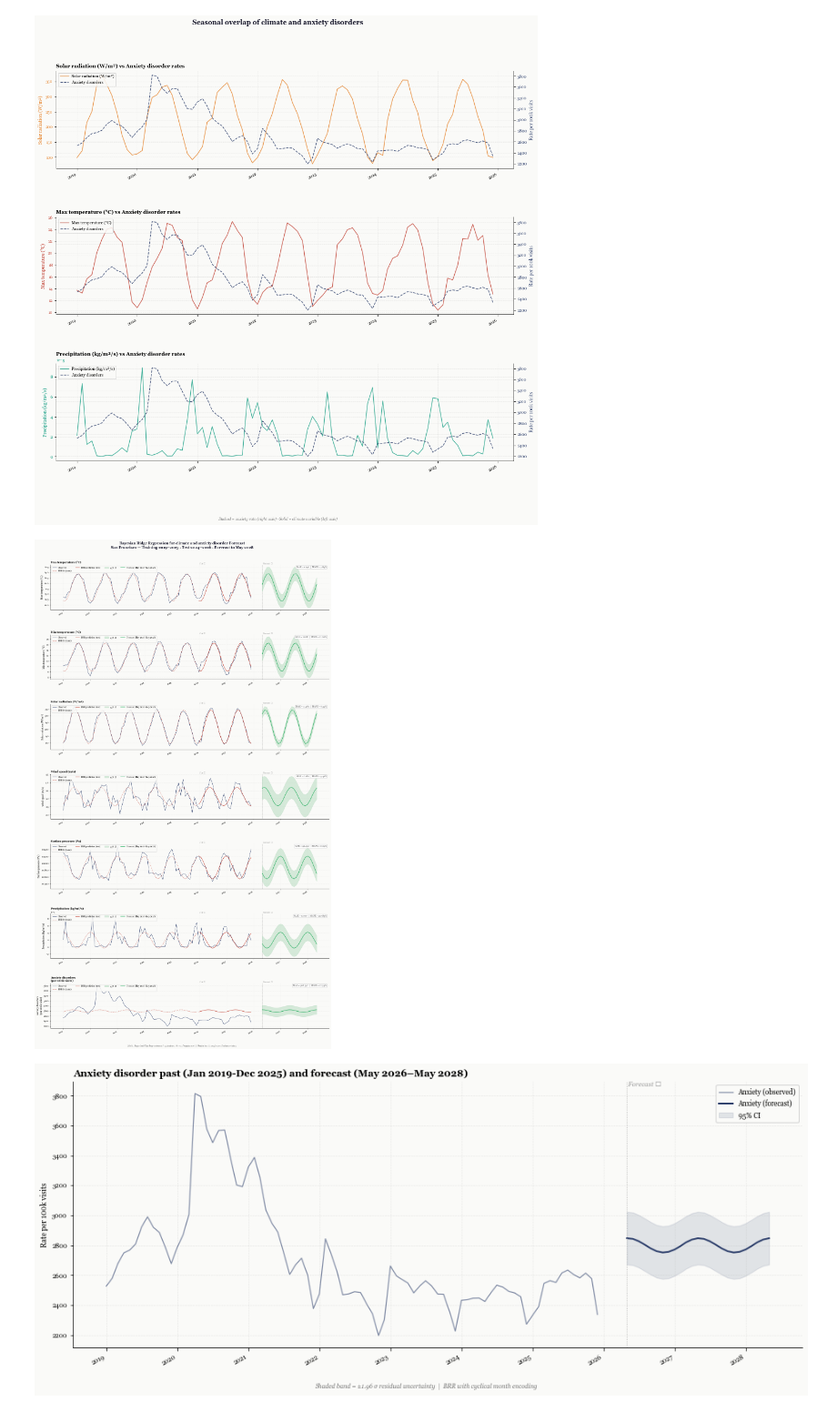
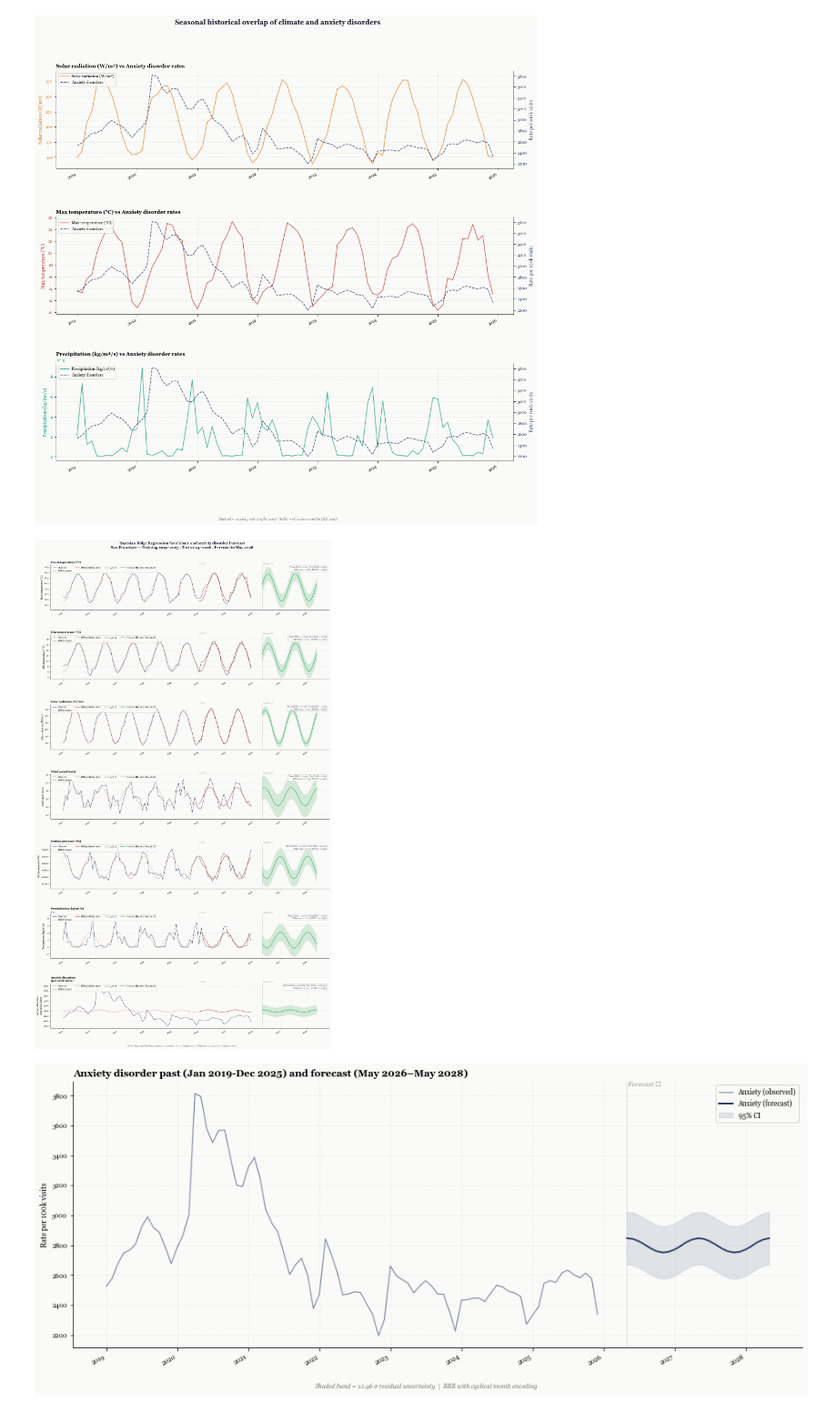
Before and after one commit to rdoshi7578/Bayesian-Ridge-Regression-Model-for-Predicting-Climate-and-Anxiety, a Jupyter notebook: PlotsForEachCity.ipynb, the cells around one changed output. Shown at 91% size. Cells and saved outputs as stored; diff of their text form; code cells hidden in the pictures.

```diff
--- a/PlotsForEachCity.ipynb
+++ b/PlotsForEachCity.ipynb
@@ -165,35 +188,35 @@ for ax, weather_var, label, color in zip(
     [AMBER, RED, TEAL]
 ):
     ax2 = ax.twinx()
     ax.spines['right'].set_visible(True)
     ax.plot(combined_dates, combined[weather_var],
             color=color, linewidth=1.3, alpha=0.8, label=label)
     ax.set_ylabel(label, color=color, fontsize=9)
     ax.tick_params(axis='y', labelcolor=color)
     ax2.plot(combined_dates, combined[ANXIETY_COL],
              color=NAVY, linewidth=1.3, linestyle='--',
              alpha=0.85, label='Anxiety disorders')
     ax2.set_ylabel('Rate per 100k visits', color=NAVY, fontsize=9)
     ax2.tick_params(axis='y', labelcolor=NAVY)
     lines1, labels1 = ax.get_legend_handles_labels()
     lines2, labels2 = ax2.get_legend_handles_labels()
     ax.legend(lines1 + lines2, labels1 + labels2,
               fontsize=8, loc='upper left', framealpha=0.85, edgecolor='#CCCCCC')
     ax.set_title(f'{label} vs Anxiety disorder rates',
                  fontweight='bold', fontsize=10, loc='left')
     ax.xaxis.set_major_locator(mdates.YearLocator())
     ax.xaxis.set_major_formatter(mdates.DateFormatter('%Y'))
     plt.setp(ax.xaxis.get_majorticklabels(), rotation=30, ha='right')
 
-fig1.suptitle('Seasonal overlap of climate and anxiety disorders',
+fig1.suptitle('Seasonal historical overlap of climate and anxiety disorders',
               fontsize=13, fontweight='bold', y=0.98, color='#1A1A2E')
 fig1.text(0.5, 0.01,
           'Dashed = anxiety rate (right axis) · Solid = climate variable (left axis)',
           ha='center', fontsize=7.5, color='#777777', style='italic')
 plt.savefig('fig1_seasonal_overlap.png', dpi=180, bbox_inches='tight', facecolor=LIGHT)
 plt.show()
 # %% [output]
-[figure, old version]
+[figure, new version]
 # %%
 # BRR Forecast (all variables)
 
@@ -246,13 +269,22 @@ for i, var in enumerate(plot_vars):
                 fontsize=7, color=DIVIDER_COLOR,
                 va='bottom', ha='left', style='italic')
 
-        mae  = results[var]['mae']
-        mape = results[var]['mape']
-        ax.text(0.99, 0.97, f'MAE = {mae:.3f}  |  MAPE = {mape:.2f}%',
-            transform=ax.transAxes, fontsize=8,
-            ha='right', va='top', color='#555555',
-            bbox=dict(boxstyle='round,pad=0.3', fc='white',
-                  ec='#CCCCCC', alpha=0.8))
+        mae_train = results[var]['mae_train']
+        mae_test  = results[var]['mae']
+        mape      = results[var]['mape']
+        ax.text(0.99, 0.97,
+                f'Train MAE = {mae_train:.3f} | Test MAE = {mae_test:.3f}\n Difference = {round(abs(mae_train-mae_test),2)} | MAPE = {mape:.2f}%',
+                transform=ax.transAxes, fontsize=8,
+                ha='right', va='top', color='#555555',
+                bbox=dict(boxstyle='round,pad=0.3', fc='white',
+                      ec='#CCCCCC', alpha=0.8))
+#         mae  = results[var]['mae']
+#         mape = results[var]['mape']
+#         ax.text(0.99, 0.97, f'MAE = {mae:.3f}  |  MAPE = {mape:.2f}%',
+#             transform=ax.transAxes, fontsize=8,
+#             ha='right', va='top', color='#555555',
+#             bbox=dict(boxstyle='round,pad=0.3', fc='white',
+#                   ec='#CCCCCC', alpha=0.8))
 
     ax.set_ylabel(VAR_LABELS.get(var, var), fontsize=9)
     ax.set_title(VAR_LABELS.get(var, var), fontweight='bold',
@@ -275,7 +307,7 @@ fig2.text(0.5, 0.005,
 plt.savefig('fig2_brr_forecast.png', dpi=180, bbox_inches='tight', facecolor=LIGHT)
 plt.show()
 # %% [output]
-[figure, old version]
+[figure, new version]
 # %%
 # Anxiety Forecast standalone figure
 
```
Also changed, not shown: parts of 1 cell of this notebook.
